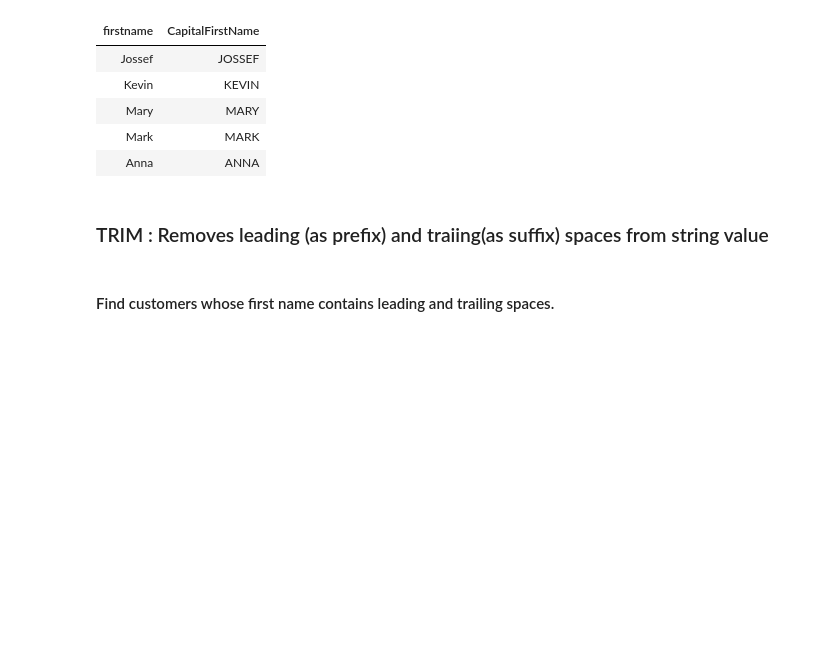
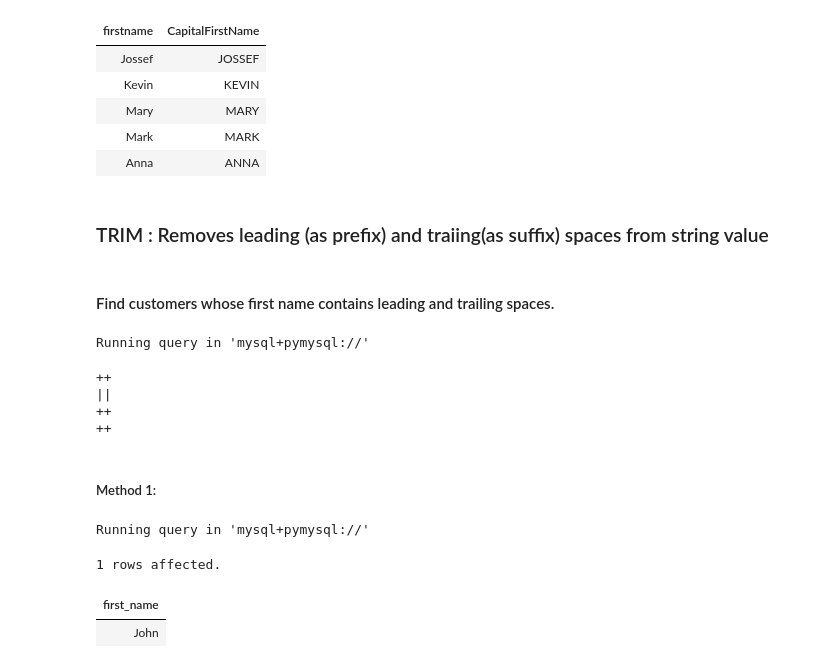
Before and after one commit to the-naman/Learn, a Jupyter notebook: SQL/SQL by Barra/My Notes/06. I - Row-Level Functions.ipynb, the cells around one changed output. Cells and saved outputs as stored; diff of their text form; code cells hidden in the pictures; blank space fills up the shorter version.

```diff
--- a/SQL/SQL by Barra/My Notes/06. I - Row-Level Functions.ipynb
+++ b/SQL/SQL by Barra/My Notes/06. I - Row-Level Functions.ipynb
@@ -97,3 +97,24 @@ Running query in 'mysql+pymysql://'
 ### TRIM : Removes leading (as prefix) and traiing(as suffix) spaces from string value
 # %% [markdown]
 #### Find customers whose first name contains leading and trailing spaces.
+# %%
+%%sql
+use MyDatabase;
+# %% [output]
+Running query in 'mysql+pymysql://'
+++
+||
+++
+++
+# %% [markdown]
+##### Method 1:
+# %%
+%%sql
+select first_name
+from customers
+where first_name != TRIM(first_name);
+# %% [output]
+Running query in 'mysql+pymysql://'
+1 rows affected.
+| first_name |
+| John |
```
Also changed, not shown: parts of 2 cells of this notebook.
